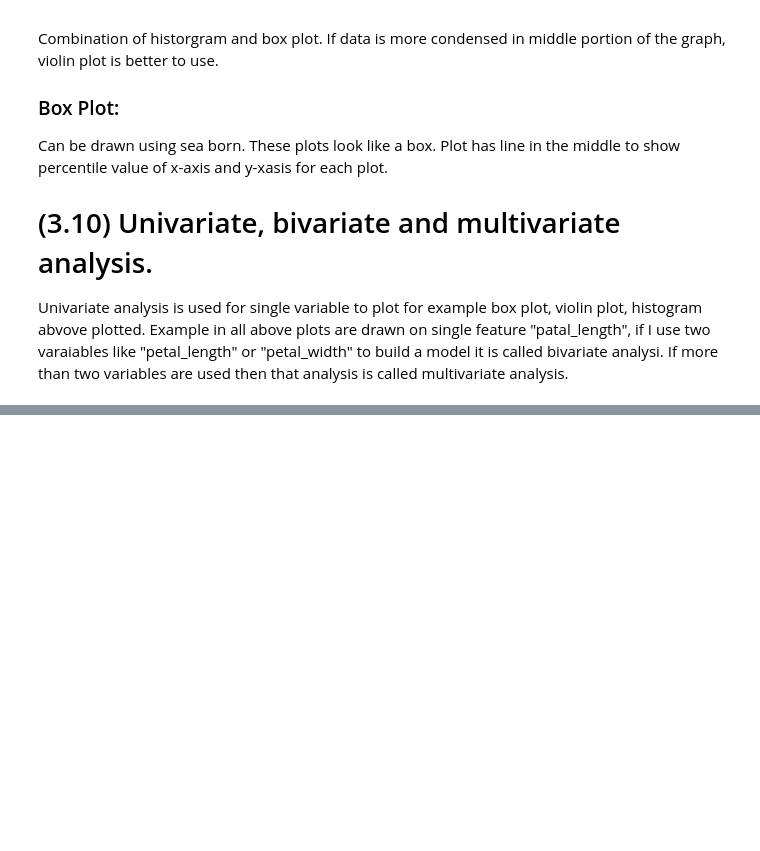
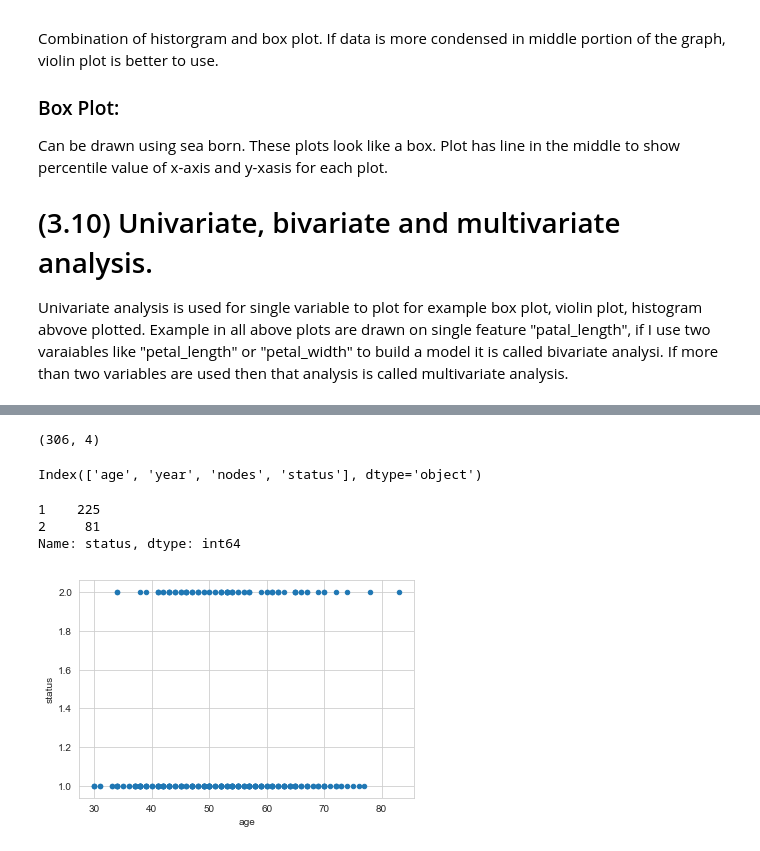
Before and after one commit to VipinJain1/VIP-Machine-Learning-Exercises-and-Practices, a Jupyter notebook: Plotting_for_Exploratory_data analysis_(EDA).ipynb, the cells around one changed output, grey strips where cells are left out. Saved outputs shown, nothing was run; the diff lists cells and outputs as text; code cells hidden in the pictures; blank space fills up the shorter version.

Commit message:
another example plots with bad data

```diff
--- a/Plotting_for_Exploratory_data analysis_(EDA).ipynb
+++ b/Plotting_for_Exploratory_data analysis_(EDA).ipynb
@@ -456,0 +466,42 @@ Univariate analysis is used for single variable to plot for example box plot, vi
+# %%
+# Load the iris CSV file.
+haberman = pd.read_csv("C:\AppliedCourses\Assignment1\Heberman.csv")
+
+# (Q) how many data-points and features?
+# Total 150 data points and 5 features are reported.
+print (haberman.shape)
+# %% [output]
+(306, 4)
+# %%
+#(Q) What are the column names in our dataset?
+# Print all columns names as there in CSV file.
+print (haberman.columns)
+# %% [output]
+Index(['age', 'year', 'nodes', 'status'], dtype='object')
+# %%
+#(Q) How many data points for each class are present?
+
+#1     225
+#2      81
+haberman["status"].value_counts()
+# balanced-dataset vs imbalanced datasets
+#Iris is a balanced dataset as the number of data points for every class is 50.
+# %% [output]
+1    225
+2     81
+Name: status, dtype: int64
+# %%
+#2-D scatter plot:
+#ALWAYS understand the axis: labels and scale.
+# this is a scatter plot. x axis is column sepal_length and y axis is column sepal_width.
+
+haberman.plot(kind='scatter', x='age', y='status') ;
+
+# matplotlib is used for plotting purpose.  even IK am using panda  plot to plot the graph, why do I need below command??
+
+#plt.show()
+
+#cannot make much sense out it.
+#What if we color the points by thier class-label/flower-type.
+# %% [output]
+[figure, added]
```
Also changed, not shown: parts of 5 cells of this notebook.
